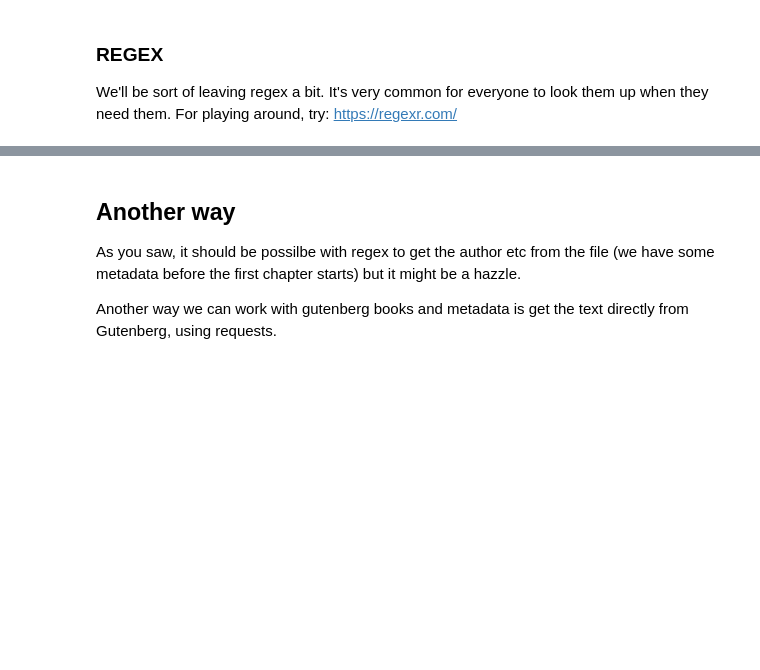
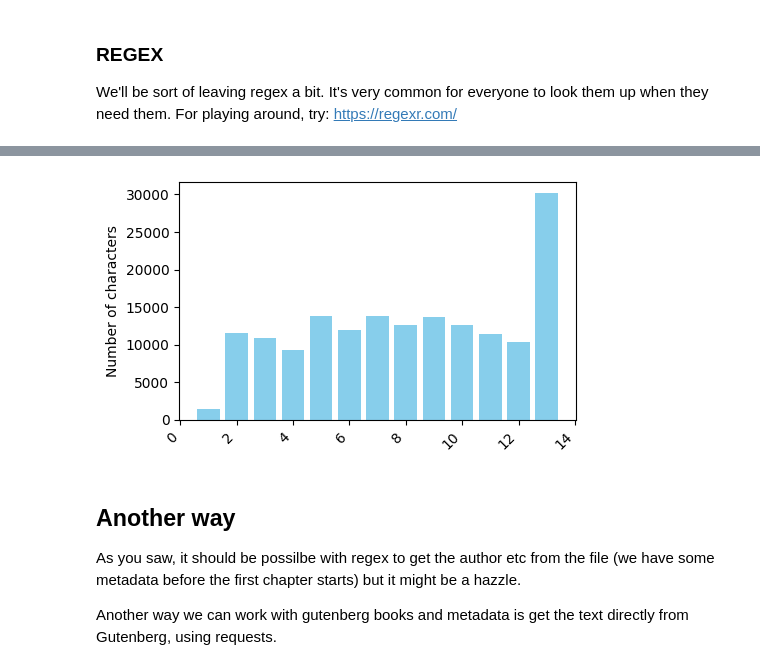
Before and after one commit to pfeldkamp/language-analytics-26, a Jupyter notebook: notebooks/session01/session01_inclass_pf.ipynb, the cells around one changed output, grey strips where cells are left out. Saved outputs shown, nothing was run; the diff lists cells and outputs as text; code cells hidden in the pictures; blank space fills up the shorter version.

```diff
--- a/notebooks/session01/session01_inclass_pf.ipynb
+++ b/notebooks/session01/session01_inclass_pf.ipynb
@@ -230,3 +230,8 @@ chapters[1:]
 # %% [markdown]
 ### REGEX
 We'll be sort of leaving regex a bit. It's very common for everyone to look them up when they need them. For playing around, try: https://regexr.com/
+# %%
+# counting characters
+for chapter in chapters:
+    chapter_length = len(chapter)
+    print(chapter_length)
@@ -233,3 +252,17 @@ We'll be sort of leaving regex a bit. It's very common for everyone to look them
+# %%
+# barplot
+import matplotlib.pyplot as plt
+
+char_lens = [len(chapter) for chapter in chapters]
+
+plt.figure(figsize=(5,3))
+plt.bar(range(1, len(char_lens)+1), char_lens, color='skyblue')
+plt.xticks(rotation=45, ha='right')  # rotate labels so they don’t overlap
+plt.ylabel('Number of characters')
+plt.tight_layout()
+plt.show()
+# %% [output]
+[figure, added]
 # %% [markdown]
 ## Another way
 
```
Also changed, not shown: parts of 2 cells of this notebook, 1 other file.
